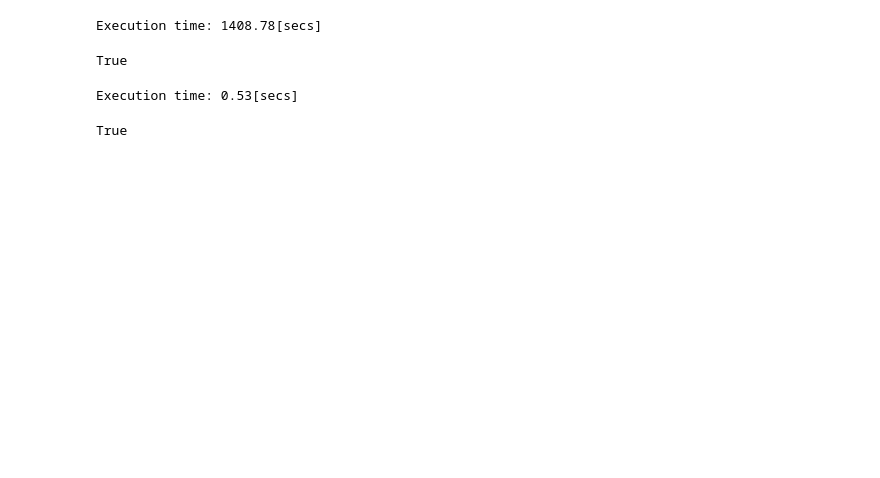
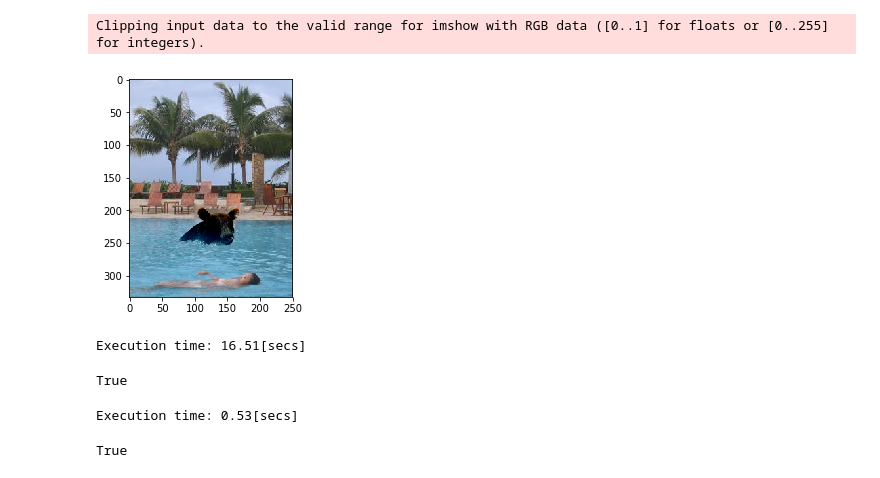
Before and after one commit to Ling6427/ACG_HW3_, a Jupyter notebook: poisson_image_editing.ipynb, the cells around one changed output. Cells and saved outputs as stored; diff of their text form; code cells hidden in the pictures; blank space fills up the shorter version.

```diff
--- a/poisson_image_editing.ipynb
+++ b/poisson_image_editing.ipynb
@@ -80,33 +125,32 @@ def solver(src, dst, mask):
 # %%
+#normaliz
 start = time.time()
-
-##=============load image =================##
-
-imgsrc = cv2.imread("img/wsr.png", cv2.IMREAD_COLOR)
-imgdst = cv2.imread("img/wta.png", cv2.IMREAD_COLOR)
-imgmask = cv2.imread("img/wma.png", cv2.IMREAD_GRAYSCALE)
-
-#normalize
 mask = np.atleast_3d(imgmask).astype(np.float) / 255.
 mask[mask != 1] = 0
 
 #one channel
+
 mask = mask[:, :, 0]
 channel = imgsrc.shape[-1]
 
 #每個channel都解
+
 result_stack = [solver(imgsrc[:, :, i], imgdst[:, :, i], mask) for i in range(channel)]
 
 result = cv2.merge(result_stack)
 
+plt.imshow(result[:,:,::-1])
+plt.show()
 
 end = time.time()
 
 print("Execution time: {0}[secs]".format(round(end - start, 2)))
-cv2.imwrite("output/result4.png", result)
+cv2.imwrite("output/result5.png", result)
 # %% [output]
-Execution time: 1408.78[secs]
+Clipping input data to the valid range for imshow with RGB data ([0..1] for floats or [0..255] for integers).
+[figure, added]
-True
+Execution time: 16.51[secs]
+True
 # %%
 #======================= One ==========================#
 onestart = time.time()
```
Also changed, not shown: parts of 3 cells of this notebook, 1 other file.
